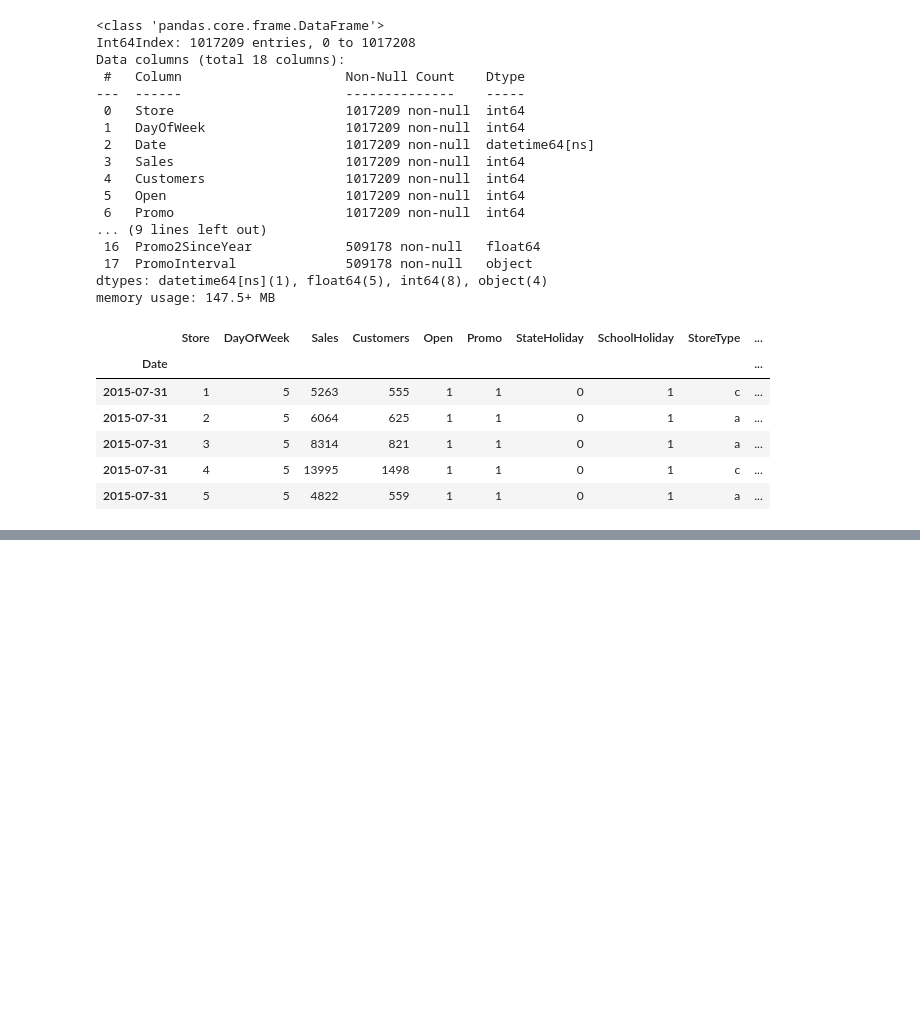
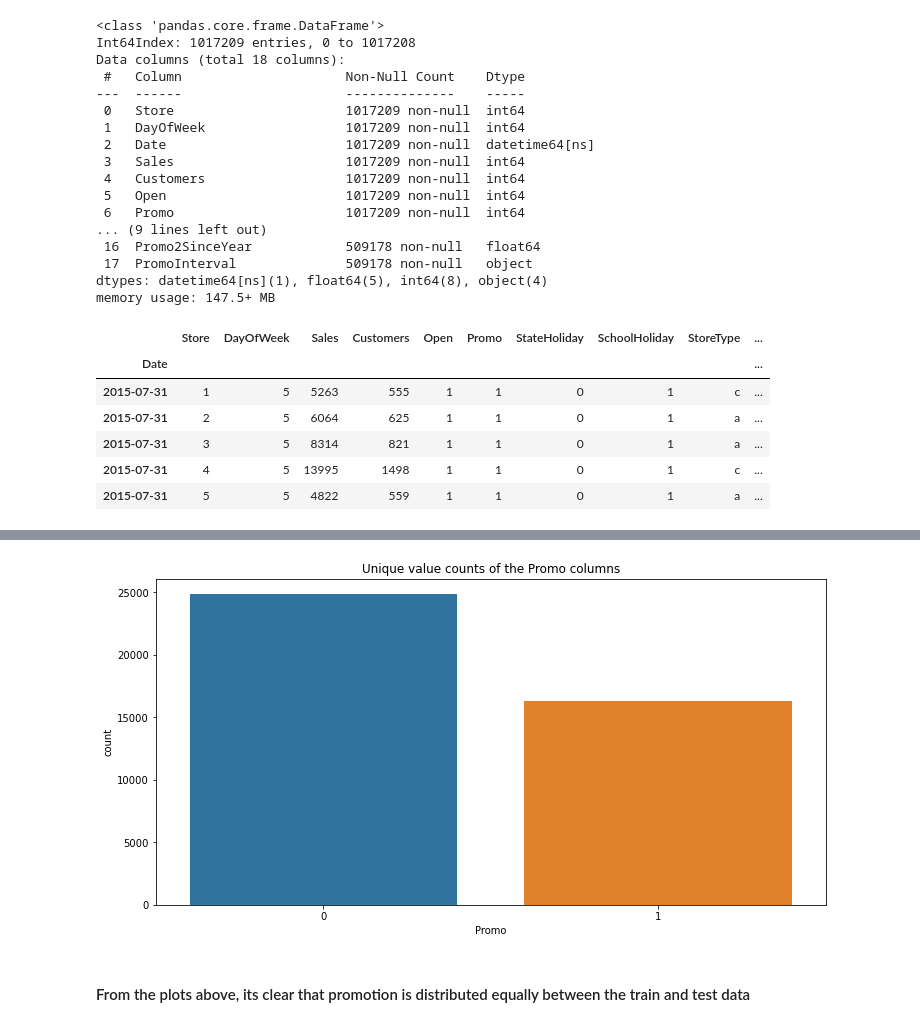
Before and after one commit to ProgrammingOperative/Pharmaceutical-Sales-Prediction, a Jupyter notebook: notebooks/Data Exploration.ipynb, the cells around one changed output, grey strips where cells are left out. Drawn from its saved outputs; the diff is of its cells as text; code cells hidden in the pictures; blank space fills up the shorter version.

```diff
--- a/notebooks/Data Exploration.ipynb
+++ b/notebooks/Data Exploration.ipynb
@@ -100,0 +126,7 @@ time_stamped_train.head(5)
+# %%
+eda_test = EDA(test_store)
+eda_test.plot_counts('Promo', type="univariate")
+# %% [output]
+[figure, added]
+# %% [markdown]
+#### From the plots above, its clear that promotion is distributed equally between the train and test data
```
Also changed, not shown: parts of 2 cells of this notebook.
